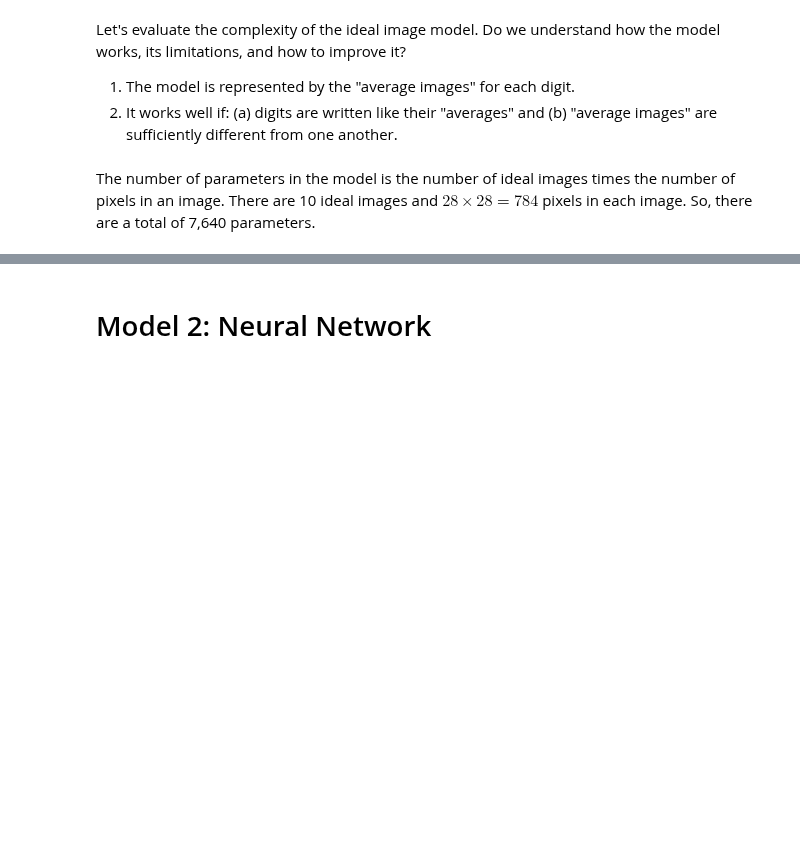
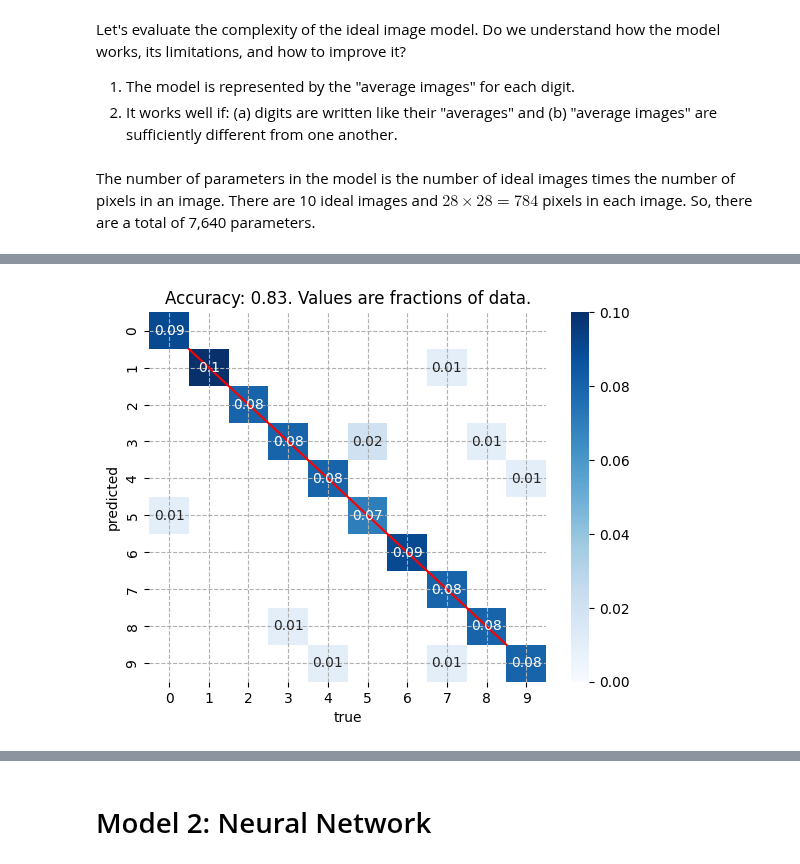
Before and after one commit to joseph-hellerstein/keras, a Jupyter notebook: notebooks/model_selection_evaluation_pt1.ipynb, the cells around one changed output, grey strips where cells are left out. Saved outputs shown, nothing was run; the diff lists cells and outputs as text; code cells hidden in the pictures; blank space fills up the shorter version.

```diff
--- a/notebooks/model_selection_evaluation_pt1.ipynb
+++ b/notebooks/model_selection_evaluation_pt1.ipynb
@@ -902,0 +921,7 @@ The number of parameters in the model is the number of ideal images times the nu
+# %%
+%%time
+fitted_dcts = fitIdeal(training_count=NUM_TRAINING)
+y_pred_arr = predictIdeal(X_TESTING_MAT, dcts=fitted_dcts)
+plotConfusionMatrix(Y_TESTING_ARR, y_pred_arr)
+# %% [output]
+[figure, added]
```
Also changed, not shown: parts of 53 cells of this notebook, 2 other files.
